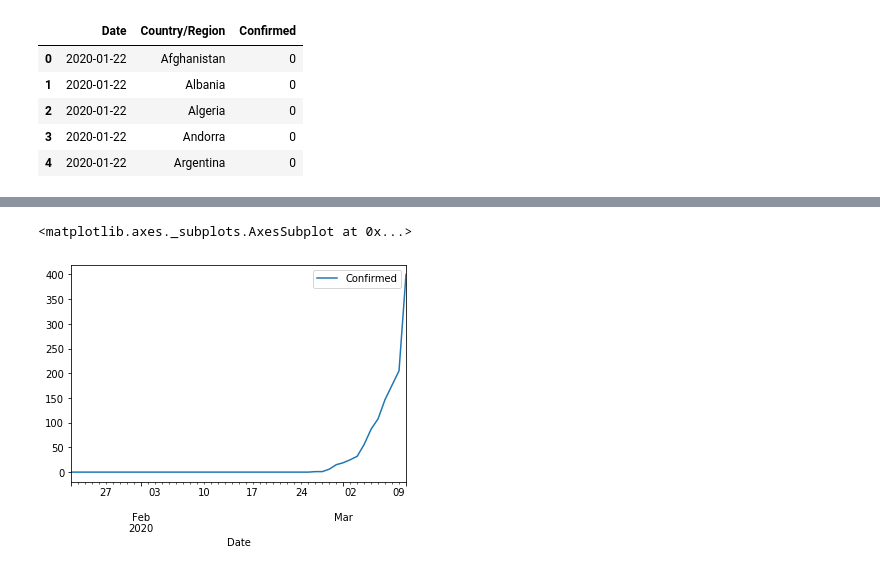
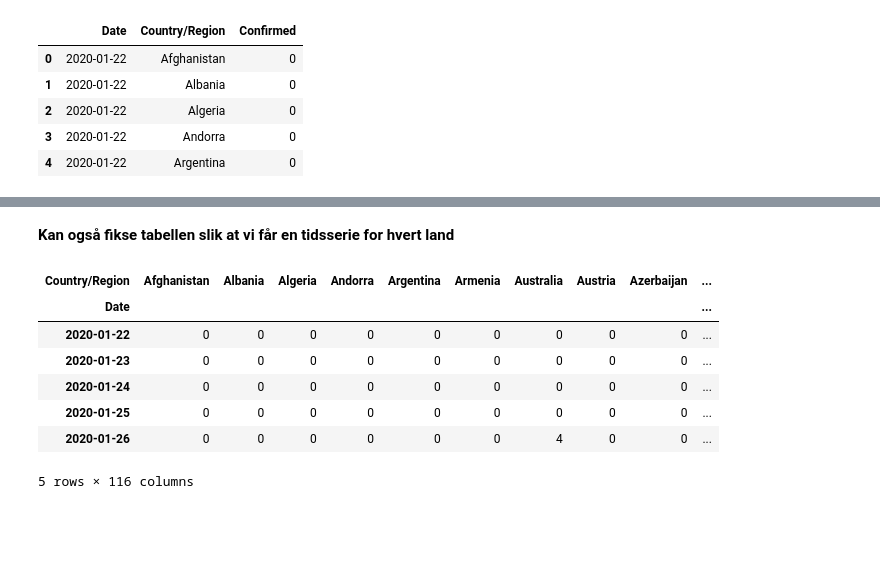
Before and after one commit to mareis/ProMod-1920, a Jupyter notebook: 01_Undervisningsnotater/8.-Differensiallikninger/Innlevering.ipynb, the cells around one changed output, grey strips where cells are left out. Saved outputs shown, nothing was run; the diff lists cells and outputs as text; code cells hidden in the pictures; blank space fills up the shorter version.

```diff
--- a/01_Undervisningsnotater/8.-Differensiallikninger/Innlevering.ipynb
+++ b/01_Undervisningsnotater/8.-Differensiallikninger/Innlevering.ipynb
@@ -110,5 +104,14 @@ df_no.head()
-# %%
-df_no.plot(x='Date', y='Confirmed')
-# %% [output]
-<matplotlib.axes._subplots.AxesSubplot at 0x...>
-[figure, removed]
+# %% [markdown]
+**Kan også fikse tabellen slik at vi får en tidsserie for hvert land**
+# %%
+df_p = df.pivot(index='Date', columns='Country/Region', values='Confirmed')
+df_p.head()
+# %% [output]
+| Country/Region | Afghanistan | Albania | Algeria | Andorra | Argentina | Armenia | Australia | Austria | Azerbaijan | ... |
+| Date |  |  |  |  |  |  |  |  |  | ... |
+| 2020-01-22 | 0 | 0 | 0 | 0 | 0 | 0 | 0 | 0 | 0 | ... |
+| 2020-01-23 | 0 | 0 | 0 | 0 | 0 | 0 | 0 | 0 | 0 | ... |
+| 2020-01-24 | 0 | 0 | 0 | 0 | 0 | 0 | 0 | 0 | 0 | ... |
+| 2020-01-25 | 0 | 0 | 0 | 0 | 0 | 0 | 0 | 0 | 0 | ... |
+| 2020-01-26 | 0 | 0 | 0 | 0 | 0 | 0 | 4 | 0 | 0 | ... |
+5 rows × 116 columns
```
Also changed, not shown: parts of 9 cells of this notebook.
